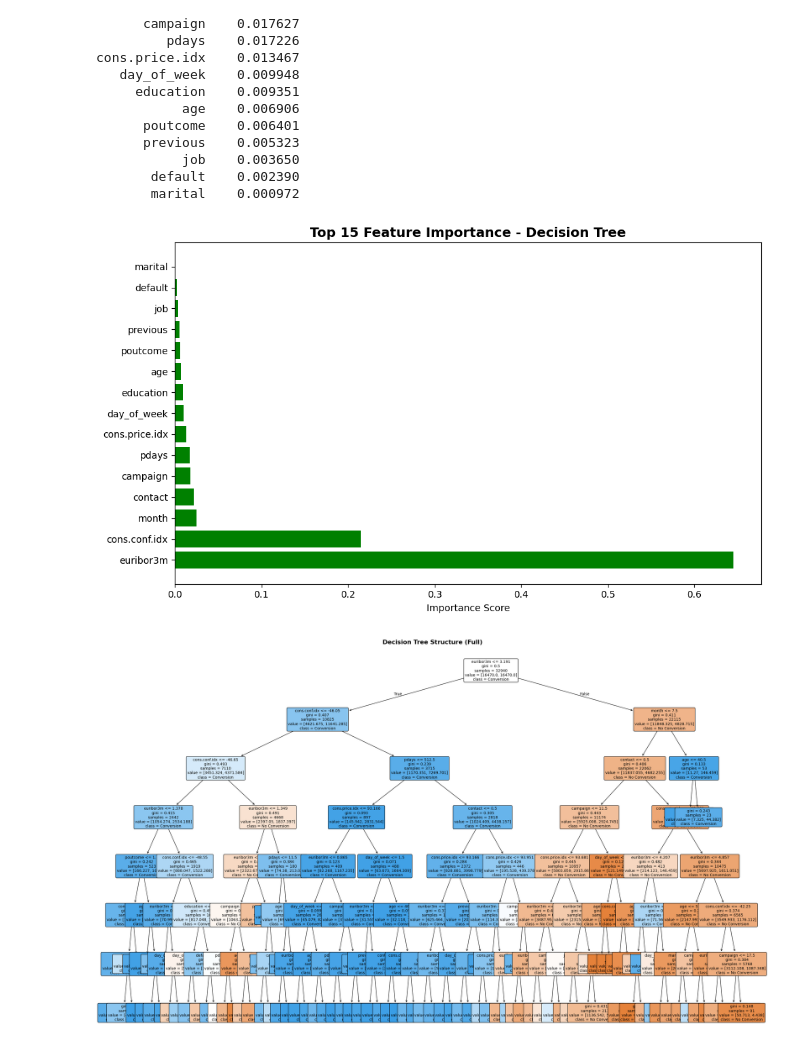
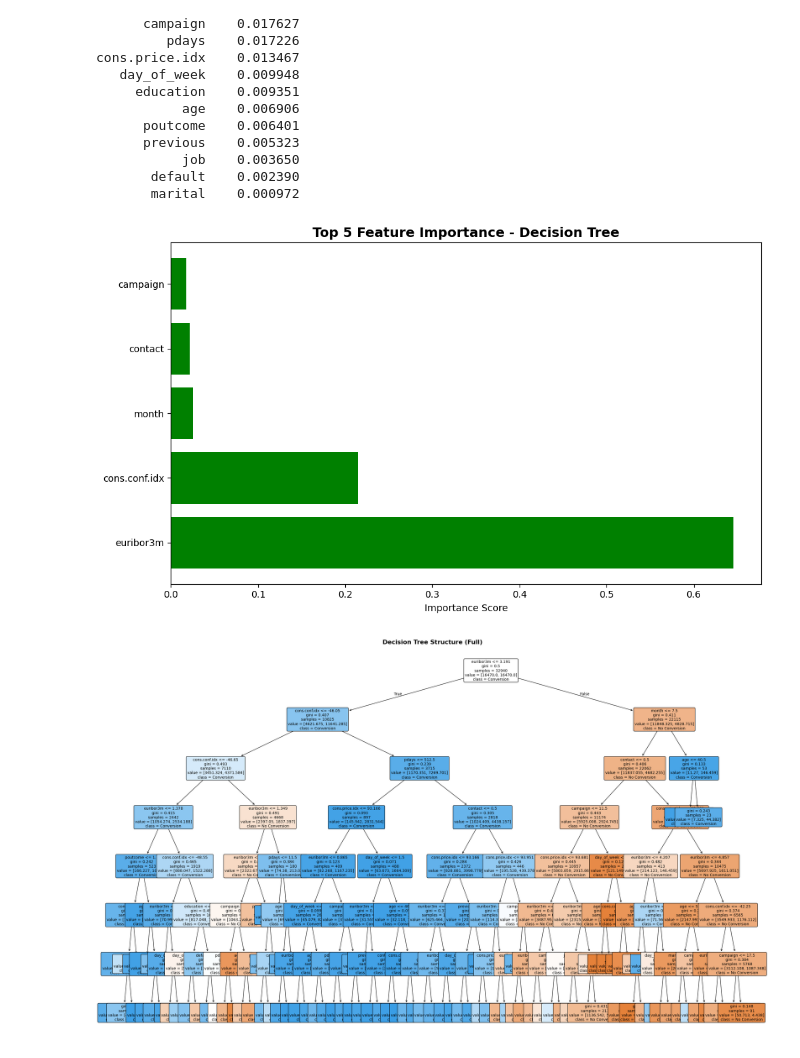
Before and after one commit to NathanC0926/ba305_bank_marketing_pred, a Jupyter notebook: baseline_decision_tree.ipynb, the cells around one changed output. Drawn from its saved outputs; the diff is of its cells as text; code cells hidden in the pictures.

```diff
--- a/baseline_decision_tree.ipynb
+++ b/baseline_decision_tree.ipynb
@@ -195,16 +195,16 @@ cons.price.idx    0.013467
 # %%
 # Cell 12: Visualize Feature Importance
 plt.figure(figsize=(10, 6))
-top_n = 15
+top_n = 5
 top_features = importance_df.head(top_n)
 plt.barh(range(len(top_features)), top_features['Importance'], color='green')
 plt.yticks(range(len(top_features)), top_features['Feature'])
 plt.xlabel('Importance Score')
-plt.title('Top 15 Feature Importance - Decision Tree', fontweight='bold', fontsize=14)
+plt.title('Top 5 Feature Importance - Decision Tree', fontweight='bold', fontsize=14)
 plt.tight_layout()
 plt.show()
 # %% [output]
-[figure, old version]
+[figure, new version]
 # %%
 # Cell 13: Visualize Decision Tree (Full)
 plt.figure(figsize=(25, 15))
```
Also changed, not shown: parts of 4 cells of this notebook, 1 other file.
